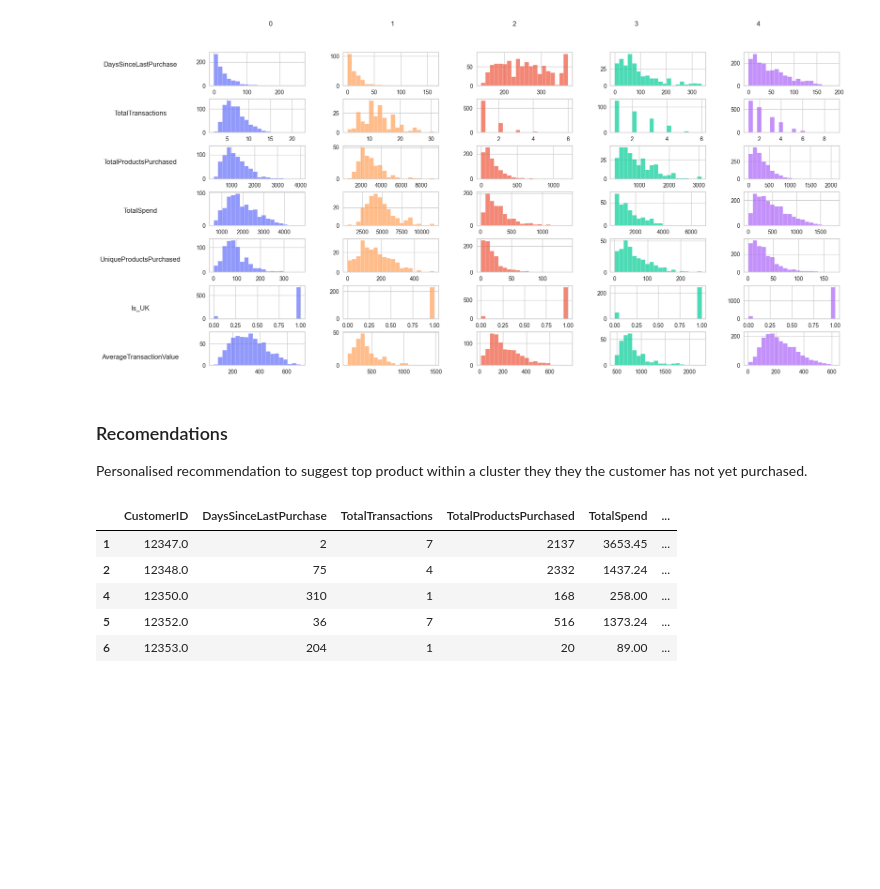
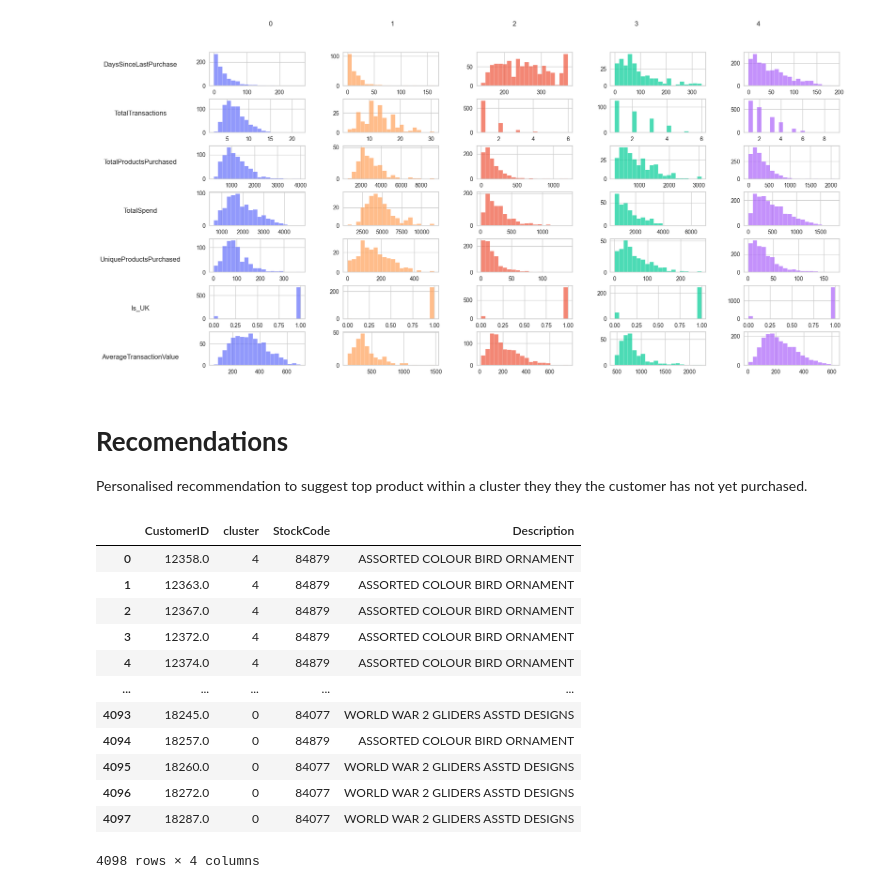
Before and after one commit to infoscale/ICBS-AIML-Capstone-Portfolio, a Jupyter notebook: customer_recommendations.ipynb, the cells around one changed output. Cells and saved outputs as stored; diff of their text form; code cells hidden in the pictures; blank space fills up the shorter version.

```diff
--- a/customer_recommendations.ipynb
+++ b/customer_recommendations.ipynb
@@ -348,7 +348,7 @@ for i in range(len(clusters)):
 # %% [output]
 [figure]
 # %% [markdown]
-### Recomendations
+# **Recomendations**
 Personalised recommendation to suggest top product within a cluster they they the customer has not yet purchased.
 # %%
 # Choose from transaction data to include customers from cleaned customer data.
@@ -358,24 +358,30 @@ transactionsData = transactionsData.merge(clean_customer_data[['CustomerID', 'cl
 bestSellingProducts = transactionsData.groupby(['cluster', 'StockCode', 'Description'])['Quantity'].sum().reset_index()
 bestSellingProducts = bestSellingProducts.sort_values(by=['cluster', 'Quantity'], ascending=False)
 customerPurchases = transactionsData.groupby(['CustomerID', 'cluster', 'StockCode'])['Quantity'].sum().reset_index()
-# %%
-clean_customer_data.head()
-# %% [output]
-|  | CustomerID | DaysSinceLastPurchase | TotalTransactions | TotalProductsPurchased | TotalSpend | ... |
-| 1 | 12347.0 | 2 | 7 | 2137 | 3653.45 | ... |
-| 2 | 12348.0 | 75 | 4 | 2332 | 1437.24 | ... |
-| 4 | 12350.0 | 310 | 1 | 168 | 258.00 | ... |
-| 5 | 12352.0 | 36 | 7 | 516 | 1373.24 | ... |
-| 6 | 12353.0 | 204 | 1 | 20 | 89.00 | ... |
 # %%
 recommendations = []
 for cluster in bestSellingProducts['cluster'].unique():
     topProductsWithinCluster = bestSellingProducts[bestSellingProducts['cluster'] == cluster]
     customersInCluster = clean_customer_data[clean_customer_data['cluster'] == cluster]['CustomerID']
     for customer in customersInCluster:
         purchasedProducts = customerPurchases[(customerPurchases['CustomerID'] == customer) & (customerPurchases['cluster'] == cluster)]['StockCode'].tolist()
         topProductNotPurchased = topProductsWithinCluster[~topProductsWithinCluster['StockCode'].isin(purchasedProducts)].head(1)
         recommendations.append([customer, cluster] + topProductNotPurchased[['StockCode','Description']].values.flatten().tolist())
 
 rec_df = pd.DataFrame(recommendations, columns=['CustomerID', 'cluster', 'StockCode', 'Description'])
 rec_df.to_csv('./data/customer_recommendations.csv', index=False)
+rec_df
+# %% [output]
+|  | CustomerID | cluster | StockCode | Description |
+| 0 | 12358.0 | 4 | 84879 | ASSORTED COLOUR BIRD ORNAMENT |
+| 1 | 12363.0 | 4 | 84879 | ASSORTED COLOUR BIRD ORNAMENT |
+| 2 | 12367.0 | 4 | 84879 | ASSORTED COLOUR BIRD ORNAMENT |
+| 3 | 12372.0 | 4 | 84879 | ASSORTED COLOUR BIRD ORNAMENT |
+| 4 | 12374.0 | 4 | 84879 | ASSORTED COLOUR BIRD ORNAMENT |
+| ... | ... | ... | ... | ... |
+| 4093 | 18245.0 | 0 | 84077 | WORLD WAR 2 GLIDERS ASSTD DESIGNS |
+| 4094 | 18257.0 | 0 | 84879 | ASSORTED COLOUR BIRD ORNAMENT |
+| 4095 | 18260.0 | 0 | 84077 | WORLD WAR 2 GLIDERS ASSTD DESIGNS |
+| 4096 | 18272.0 | 0 | 84077 | WORLD WAR 2 GLIDERS ASSTD DESIGNS |
+| 4097 | 18287.0 | 0 | 84077 | WORLD WAR 2 GLIDERS ASSTD DESIGNS |
+4098 rows × 4 columns
```
Also changed, not shown: parts of 3 cells of this notebook, 2 other files.
